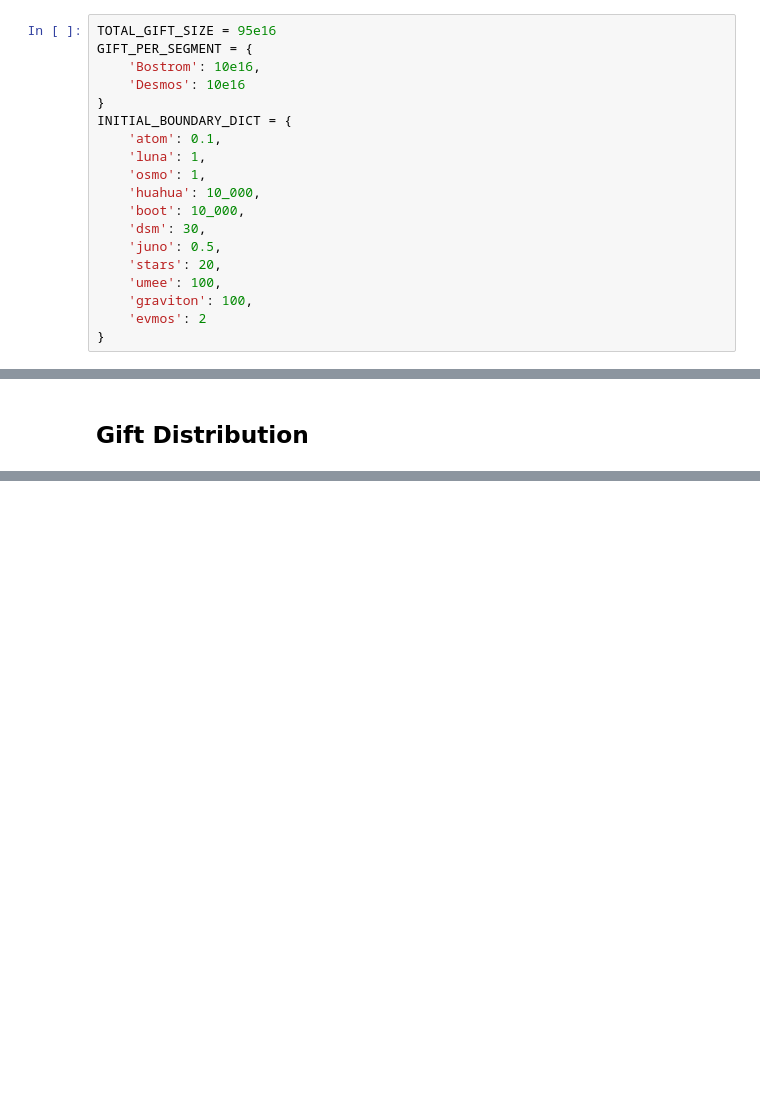
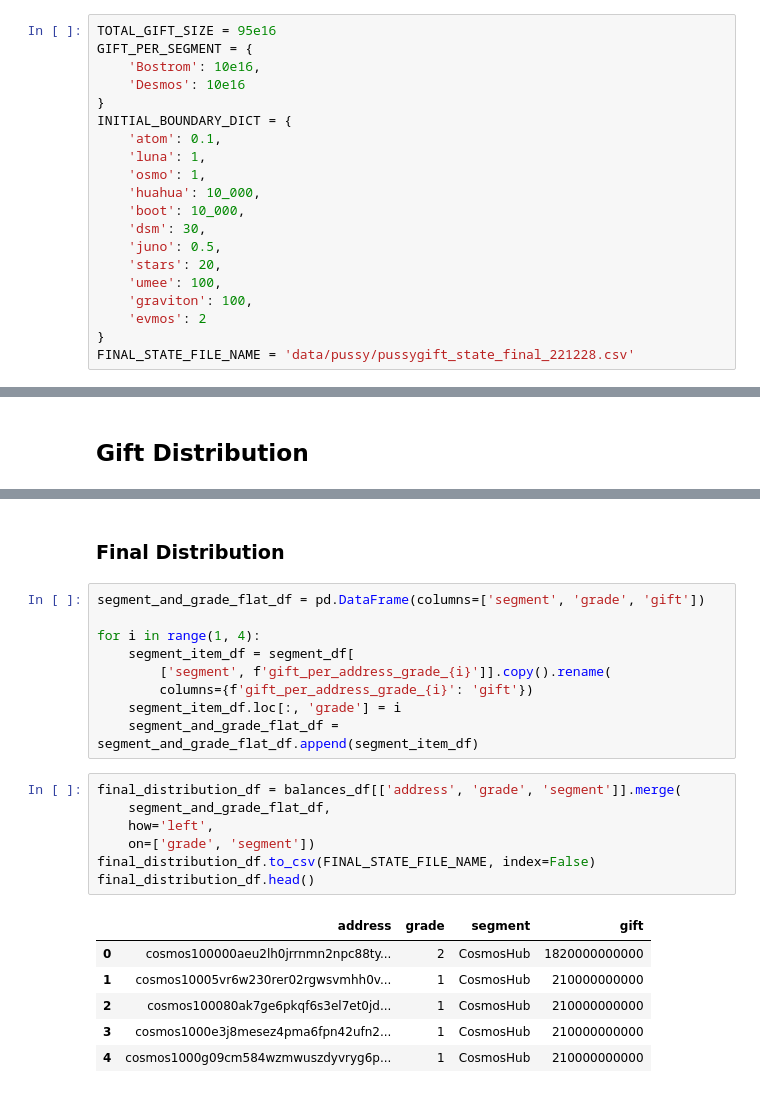
Before and after one commit to Snedashkovsky/cybergift, a Jupyter notebook: pussygift.ipynb, the cells around one changed output, grey strips where cells are left out. Drawn from its saved outputs; the diff is of its cells as text; blank space fills up the shorter version.

```diff
--- a/pussygift.ipynb
+++ b/pussygift.ipynb
@@ -30,6 +31,7 @@ INITIAL_BOUNDARY_DICT = {
     'graviton': 100,
     'evmos': 2
 }
+FINAL_STATE_FILE_NAME = 'data/pussy/pussygift_state_final_221228.csv'
 # %%
 def set_grade(x: float, boundaries: list) -> Optional[int]:
     if x > boundaries[2]:
@@ -553,0 +550,25 @@ display(HTML(balances_agg_by_segment_df.to_html(index=False, notebook=True, show
+# %% [markdown]
+### Final Distribution
+# %%
+segment_and_grade_flat_df = pd.DataFrame(columns=['segment', 'grade', 'gift'])
+
+for i in range(1, 4):
+    segment_item_df = segment_df[
+        ['segment', f'gift_per_address_grade_{i}']].copy().rename(
+        columns={f'gift_per_address_grade_{i}': 'gift'})
+    segment_item_df.loc[:, 'grade'] = i
+    segment_and_grade_flat_df = segment_and_grade_flat_df.append(segment_item_df)
+# %%
+final_distribution_df = balances_df[['address', 'grade', 'segment']].merge(
+    segment_and_grade_flat_df,
+    how='left',
+    on=['grade', 'segment'])
+final_distribution_df.to_csv(FINAL_STATE_FILE_NAME, index=False)
+final_distribution_df.head()
+# %% [output]
+|  | address | grade | segment | gift |
+| 0 | cosmos100000aeu2lh0jrrnmn2npc88ty... | 2 | CosmosHub | 1820000000000 |
+| 1 | cosmos10005vr6w230rer02rgwsvmhh0v... | 1 | CosmosHub | 210000000000 |
+| 2 | cosmos100080ak7ge6pkqf6s3el7et0jd... | 1 | CosmosHub | 210000000000 |
+| 3 | cosmos1000e3j8mesez4pma6fpn42ufn2... | 1 | CosmosHub | 210000000000 |
+| 4 | cosmos1000g09cm584wzmwuszdyvryg6p... | 1 | CosmosHub | 210000000000 |
```
Also changed, not shown: parts of 14 cells of this notebook.
